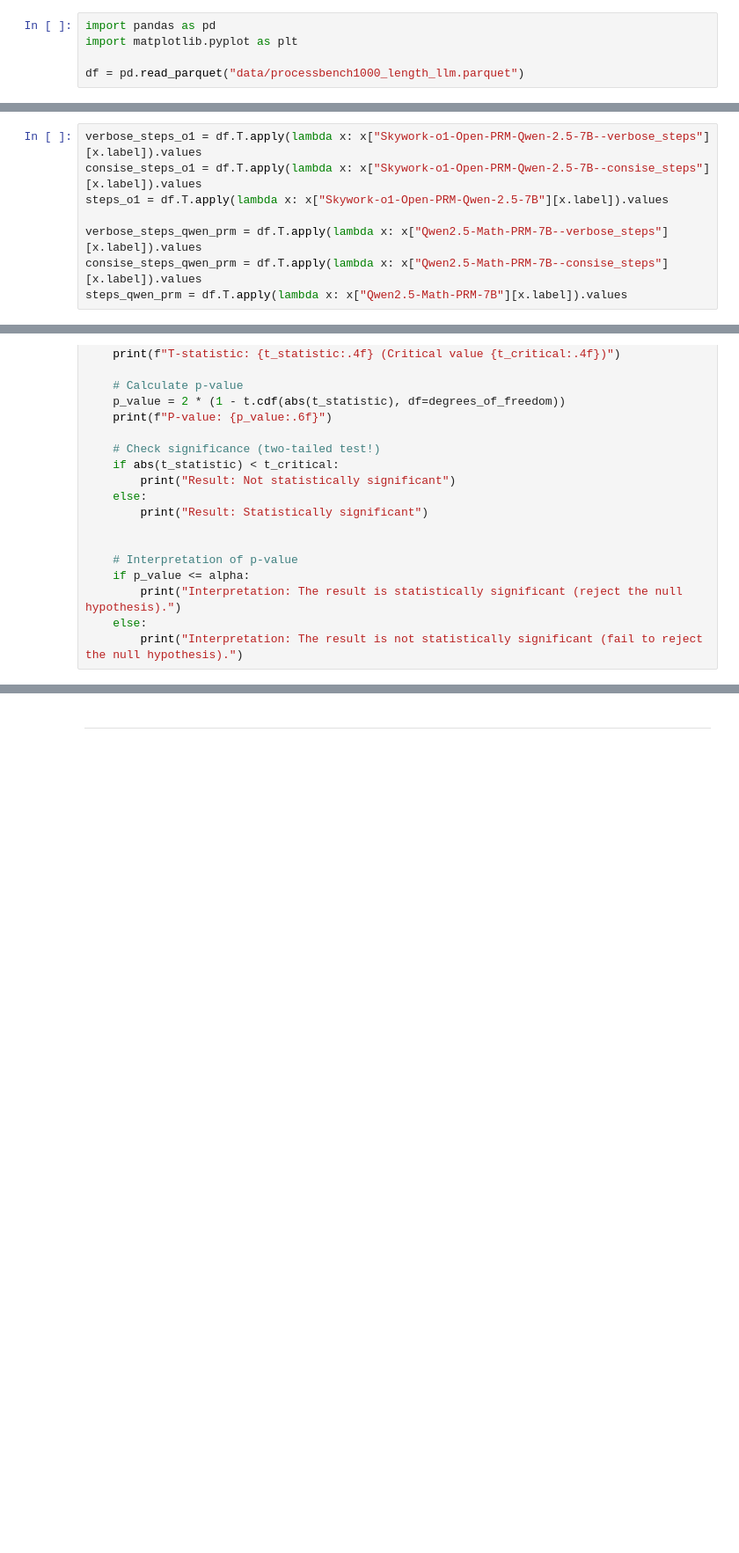
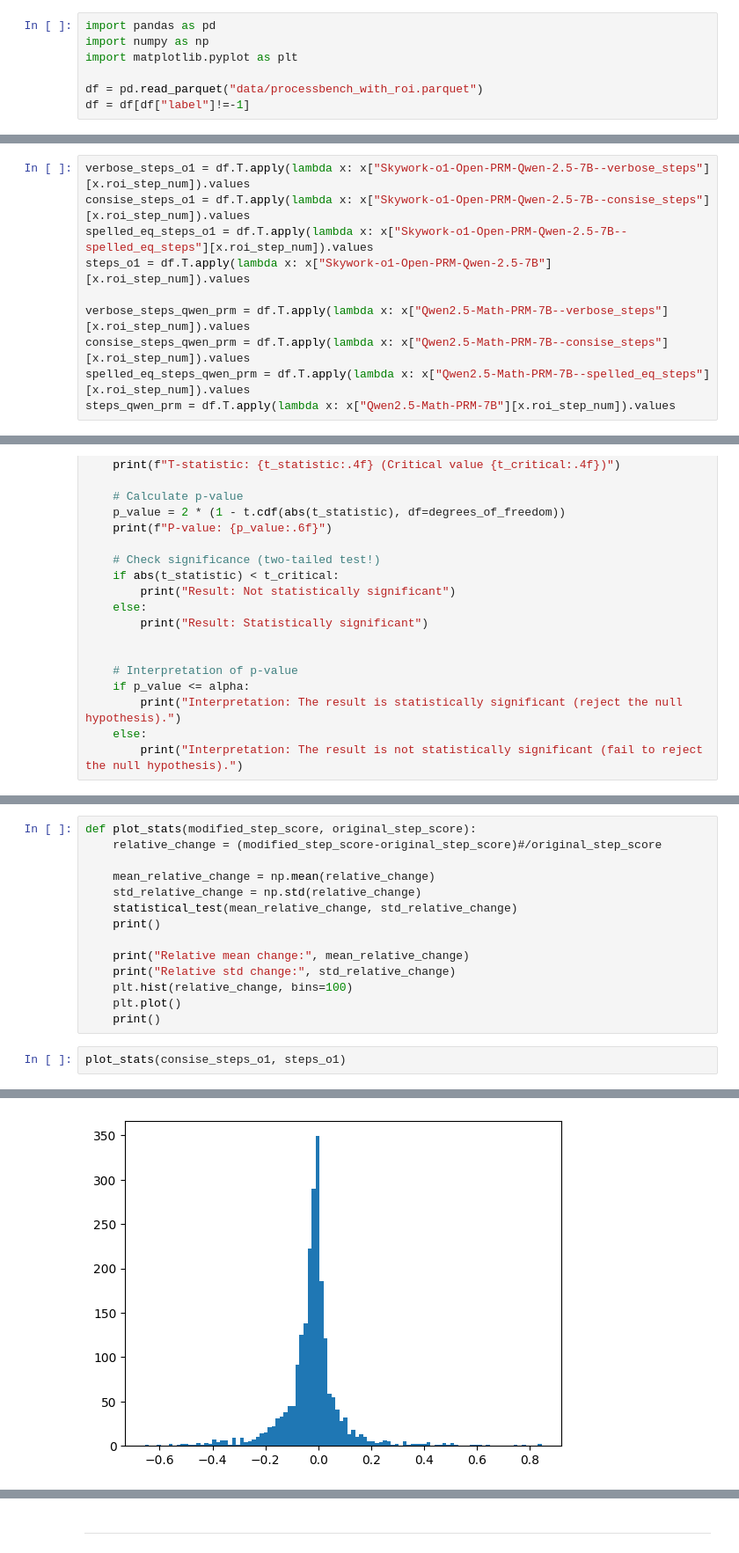
Before and after one commit to rishabh-16/prm-attack, a Jupyter notebook: processbench_analysis.ipynb, the cells around one changed output, grey strips where cells are left out. Shown at 88% size. Drawn from its saved outputs; the diff is of its cells as text; blank space fills up the shorter version.

```diff
--- a/processbench_analysis.ipynb
+++ b/processbench_analysis.ipynb
@@ -138,6 +215,8 @@ df_inc.to_parquet("data/processbench1000_length_llm.parquet")
 ### Plots
 # %%
 import pandas as pd
+import numpy as np
 import matplotlib.pyplot as plt
 
-df = pd.read_parquet("data/processbench1000_length_llm.parquet")
+df = pd.read_parquet("data/processbench_with_roi.parquet")
+df = df[df["label"]!=-1]
@@ -144,11 +284,13 @@ df = pd.read_parquet("data/processbench1000_length_llm.parquet")
 # %%
-verbose_steps_o1 = df.T.apply(lambda x: x["Skywork-o1-Open-PRM-Qwen-2.5-7B--verbose_steps"][x.label]).values
-consise_steps_o1 = df.T.apply(lambda x: x["Skywork-o1-Open-PRM-Qwen-2.5-7B--consise_steps"][x.label]).values
-steps_o1 = df.T.apply(lambda x: x["Skywork-o1-Open-PRM-Qwen-2.5-7B"][x.label]).values
+verbose_steps_o1 = df.T.apply(lambda x: x["Skywork-o1-Open-PRM-Qwen-2.5-7B--verbose_steps"][x.roi_step_num]).values
+consise_steps_o1 = df.T.apply(lambda x: x["Skywork-o1-Open-PRM-Qwen-2.5-7B--consise_steps"][x.roi_step_num]).values
+spelled_eq_steps_o1 = df.T.apply(lambda x: x["Skywork-o1-Open-PRM-Qwen-2.5-7B--spelled_eq_steps"][x.roi_step_num]).values
+steps_o1 = df.T.apply(lambda x: x["Skywork-o1-Open-PRM-Qwen-2.5-7B"][x.roi_step_num]).values
 
-verbose_steps_qwen_prm = df.T.apply(lambda x: x["Qwen2.5-Math-PRM-7B--verbose_steps"][x.label]).values
-consise_steps_qwen_prm = df.T.apply(lambda x: x["Qwen2.5-Math-PRM-7B--consise_steps"][x.label]).values
-steps_qwen_prm = df.T.apply(lambda x: x["Qwen2.5-Math-PRM-7B"][x.label]).values
+verbose_steps_qwen_prm = df.T.apply(lambda x: x["Qwen2.5-Math-PRM-7B--verbose_steps"][x.roi_step_num]).values
+consise_steps_qwen_prm = df.T.apply(lambda x: x["Qwen2.5-Math-PRM-7B--consise_steps"][x.roi_step_num]).values
+spelled_eq_steps_qwen_prm = df.T.apply(lambda x: x["Qwen2.5-Math-PRM-7B--spelled_eq_steps"][x.roi_step_num]).values
+steps_qwen_prm = df.T.apply(lambda x: x["Qwen2.5-Math-PRM-7B"][x.roi_step_num]).values
 # %%
 from scipy.stats import norm, t
 
@@ -280,0 +327,17 @@ Qwen2.5-Math-PRM-7B relative median change (Verbose): -0.45058637219654174
+# %%
+def plot_stats(modified_step_score, original_step_score):
+    relative_change = (modified_step_score-original_step_score)#/original_step_score
+
+    mean_relative_change = np.mean(relative_change)
+    std_relative_change = np.std(relative_change)
+    statistical_test(mean_relative_change, std_relative_change)
+    print()
+
+    print("Relative mean change:", mean_relative_change)
+    print("Relative std change:", std_relative_change)
+    plt.hist(relative_change, bins=100)
+    plt.plot()
+    print()
+# %%
+plot_stats(consise_steps_o1, steps_o1)
+# %% [output]
@@ -280,0 +351 @@ Qwen2.5-Math-PRM-7B relative median change (Verbose): -0.45058637219654174
+[figure, added]
```
Also changed, not shown: parts of 28 cells of this notebook, 5 other files.
